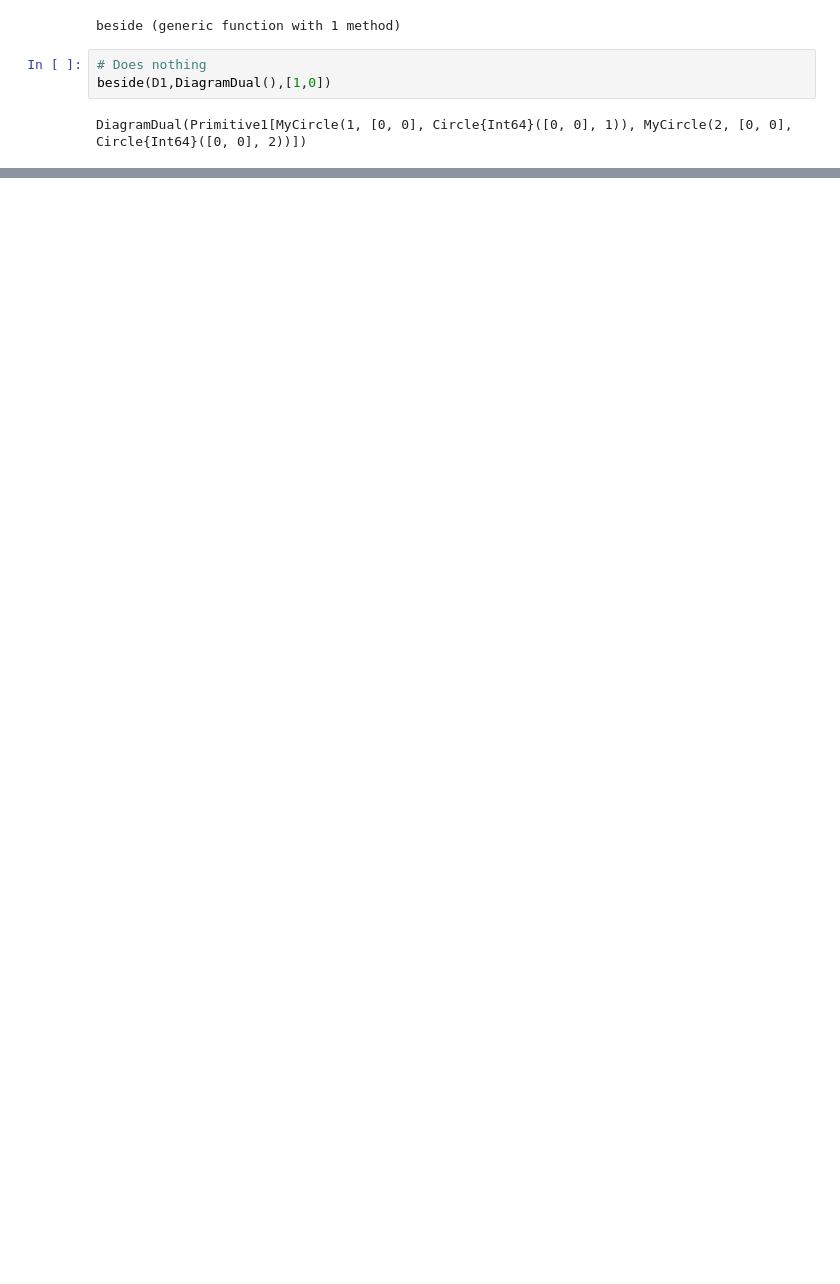
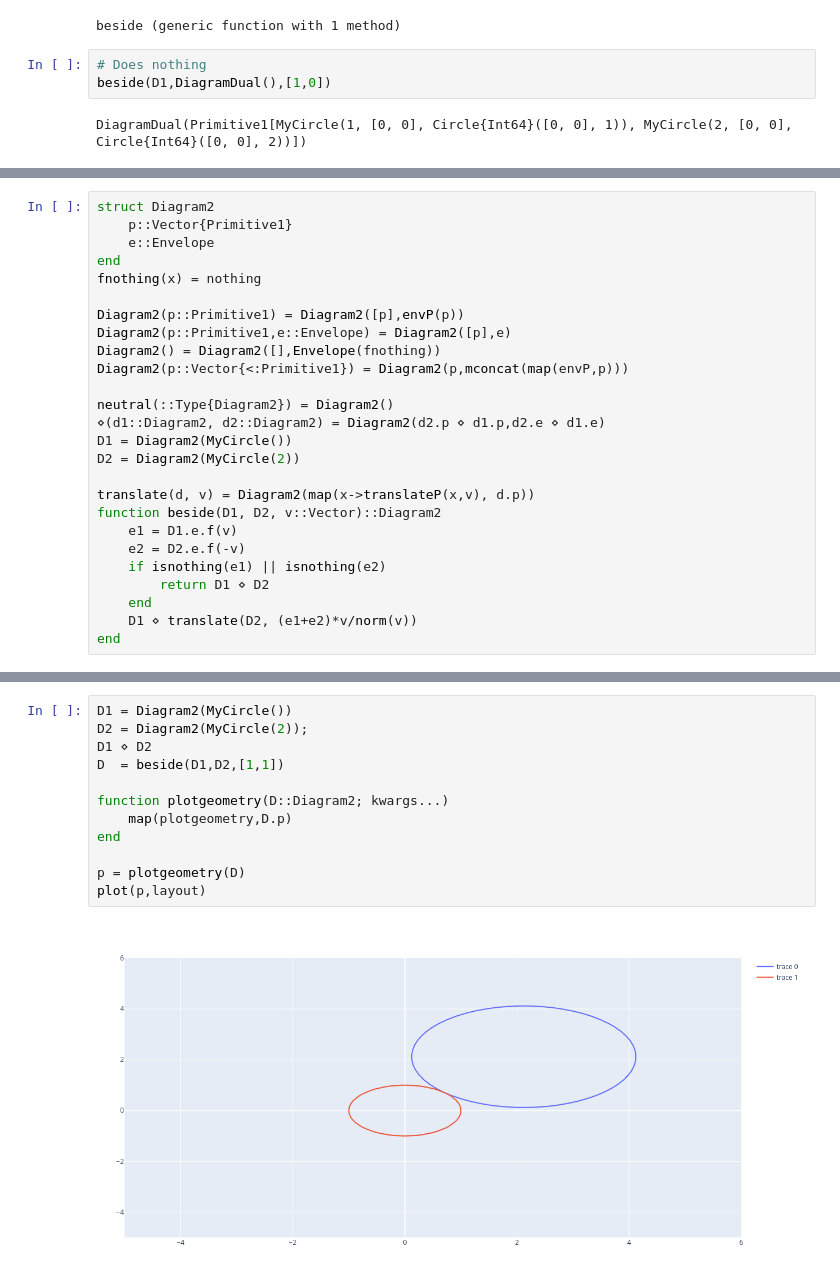
Before and after one commit to davibarreira/Julia_Tutorials, a Jupyter notebook: CategoryTheory/8 - Paper Monoids.ipynb, the cells around one changed output, grey strips where cells are left out. Cells and saved outputs as stored; diff of their text form; blank space fills up the shorter version.

```diff
--- a/CategoryTheory/8 - Paper Monoids.ipynb
+++ b/CategoryTheory/8 - Paper Monoids.ipynb
@@ -491,0 +511,26 @@ plot(p,layout)
+# %%
+struct Diagram2
+    p::Vector{Primitive1}
+    e::Envelope
+end
+fnothing(x) = nothing
+
+Diagram2(p::Primitive1) = Diagram2([p],envP(p))
+Diagram2(p::Primitive1,e::Envelope) = Diagram2([p],e)
+Diagram2() = Diagram2([],Envelope(fnothing))
+Diagram2(p::Vector{<:Primitive1}) = Diagram2(p,mconcat(map(envP,p)))
+
+neutral(::Type{Diagram2}) = Diagram2()
+⋄(d1::Diagram2, d2::Diagram2) = Diagram2(d2.p ⋄ d1.p,d2.e ⋄ d1.e)
+D1 = Diagram2(MyCircle())
+D2 = Diagram2(MyCircle(2))
+
+translate(d, v) = Diagram2(map(x->translateP(x,v), d.p))
+function beside(D1, D2, v::Vector)::Diagram2
+    e1 = D1.e.f(v)
+    e2 = D2.e.f(-v)
+    if isnothing(e1) || isnothing(e2)
+        return D1 ⋄ D2
+    end
+    D1 ⋄ translate(D2, (e1+e2)*v/norm(v))
+end
@@ -491,0 +544,14 @@ plot(p,layout)
+# %%
+D1 = Diagram2(MyCircle())
+D2 = Diagram2(MyCircle(2));
+D1 ⋄ D2
+D  = beside(D1,D2,[1,1])
+
+function plotgeometry(D::Diagram2; kwargs...)
+    map(plotgeometry,D.p)
+end
+
+p = plotgeometry(D)
+plot(p,layout)
+# %% [output]
+[figure, added]
```
Also changed, not shown: parts of 18 cells of this notebook, 14 other files.
